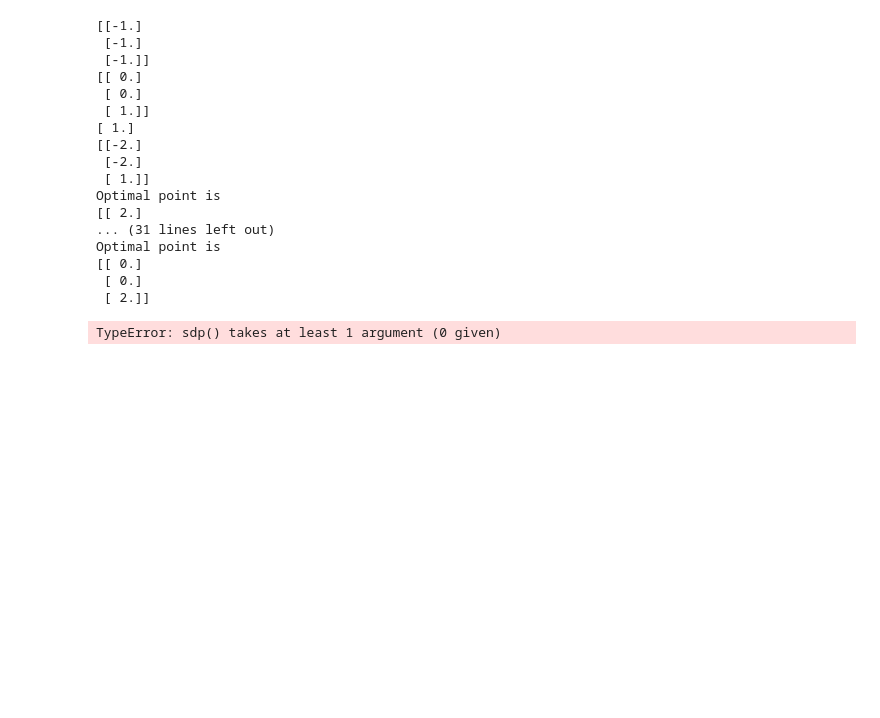
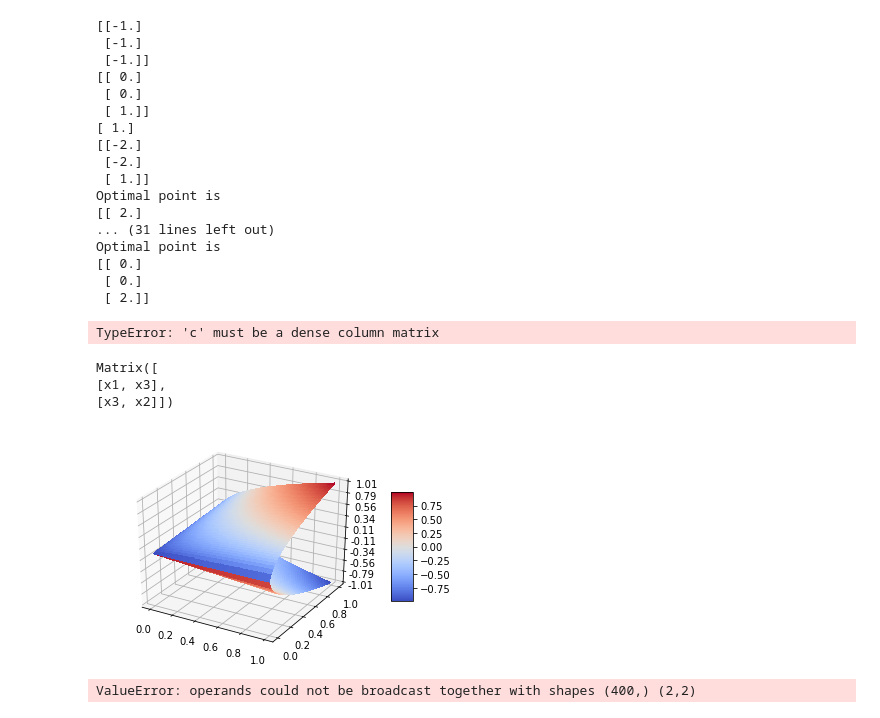
Before and after one commit to fafasonga/simplex, a Jupyter notebook: simplex/simplex.ipynb, the cells around one changed output. Drawn from its saved outputs; the diff is of its cells as text; code cells hidden in the pictures; blank space fills up the shorter version.

```diff
--- a/simplex/simplex.ipynb
+++ b/simplex/simplex.ipynb
@@ -104,6 +108,22 @@ Optimal point is
 [[ 0.]
  [ 0.]
  [ 2.]]
+# %%
+c = Matrix([2.0, 1.0])
+G = Matrix([[2.0, 1.0],[1.0, 2.0]])
+h = Matrix([[3.0, 2.0], [4.0, 1.0]])
+solu = solvers.sdp(c,G,h)
+# %% [output]
+TypeError: 'c' must be a dense column matrix
+# %%
+variables = symbols('x1 x2 x3')
+x1, x2, x3 = variables
+results = Matrix([[x1, x3], [x3, x2]])
+results
+# %% [output]
+Matrix([
+[x1, x3],
+[x3, x2]])
 # %%
 from cvxopt import matrix, solvers
 
@@ -113,4 +133,29 @@ d = matrix([2.0 , 2.0])
-# %%
-solut = solvers.sdp()
-# %% [output]
-TypeError: sdp() takes at least 1 argument (0 given)
+# %%
+from mpl_toolkits.mplot3d import Axes3D
+import matplotlib.pyplot as plt
+from matplotlib import cm
+from matplotlib.ticker import LinearLocator, FormatStrFormatter
+import numpy as np
+
+fig = plt.figure()
+ax = fig.gca(projection='3d')
+
+X = np.arange(0, 1, 0.0025)
+Y = np.arange(0, 1, 0.0025)
+
+X, Y = np.meshgrid(X, Y)
+R = X + Y
+Z1 = np.sqrt(X*Y)
+Z2 = -np.sqrt(X*Y)
+surf1 = ax.plot_surface(X, Y, Z1, cmap=cm.coolwarm,linewidth=0, antialiased=False)
+surf2 = ax.plot_surface(X, Y, Z2, cmap=cm.coolwarm,linewidth=0, antialiased=False)
+
+ax.set_zlim(-1.01, 1.01)
+ax.zaxis.set_major_locator(LinearLocator(10))
+ax.zaxis.set_major_formatter(FormatStrFormatter('%.02f'))
+
+fig.colorbar(surf, shrink=0.5, aspect=5)
+
+plt.show()
+# %% [output]
+[figure, added]
@@ -116,0 +189,4 @@ TypeError: sdp() takes at least 1 argument (0 given)
+# %%
+X = np.arange(0, 1, 0.0025)*np.array(np.identity(2))
+# %% [output]
+ValueError: operands could not be broadcast together with shapes (400,) (2,2)
```
Also changed, not shown: parts of 4 cells of this notebook.
